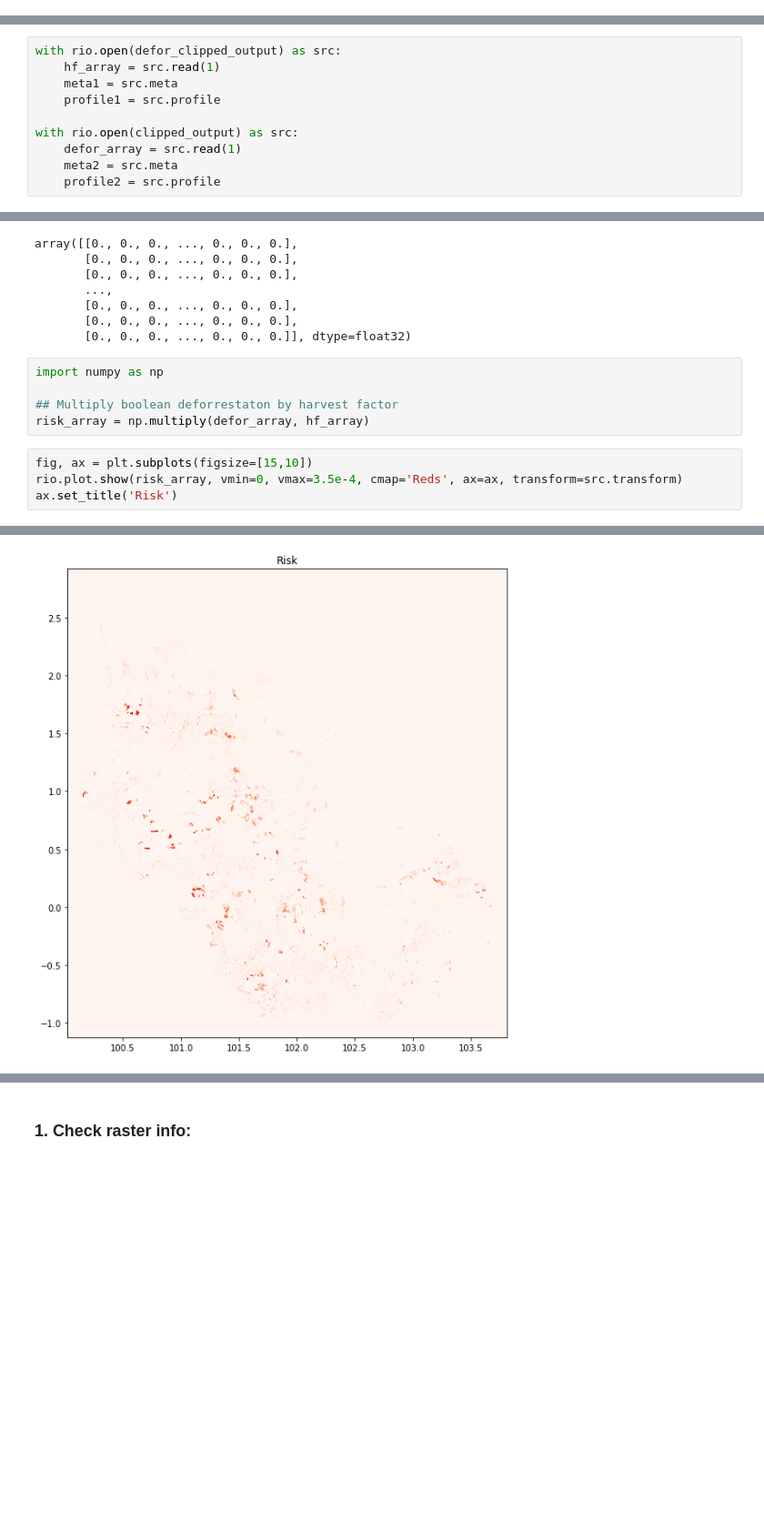
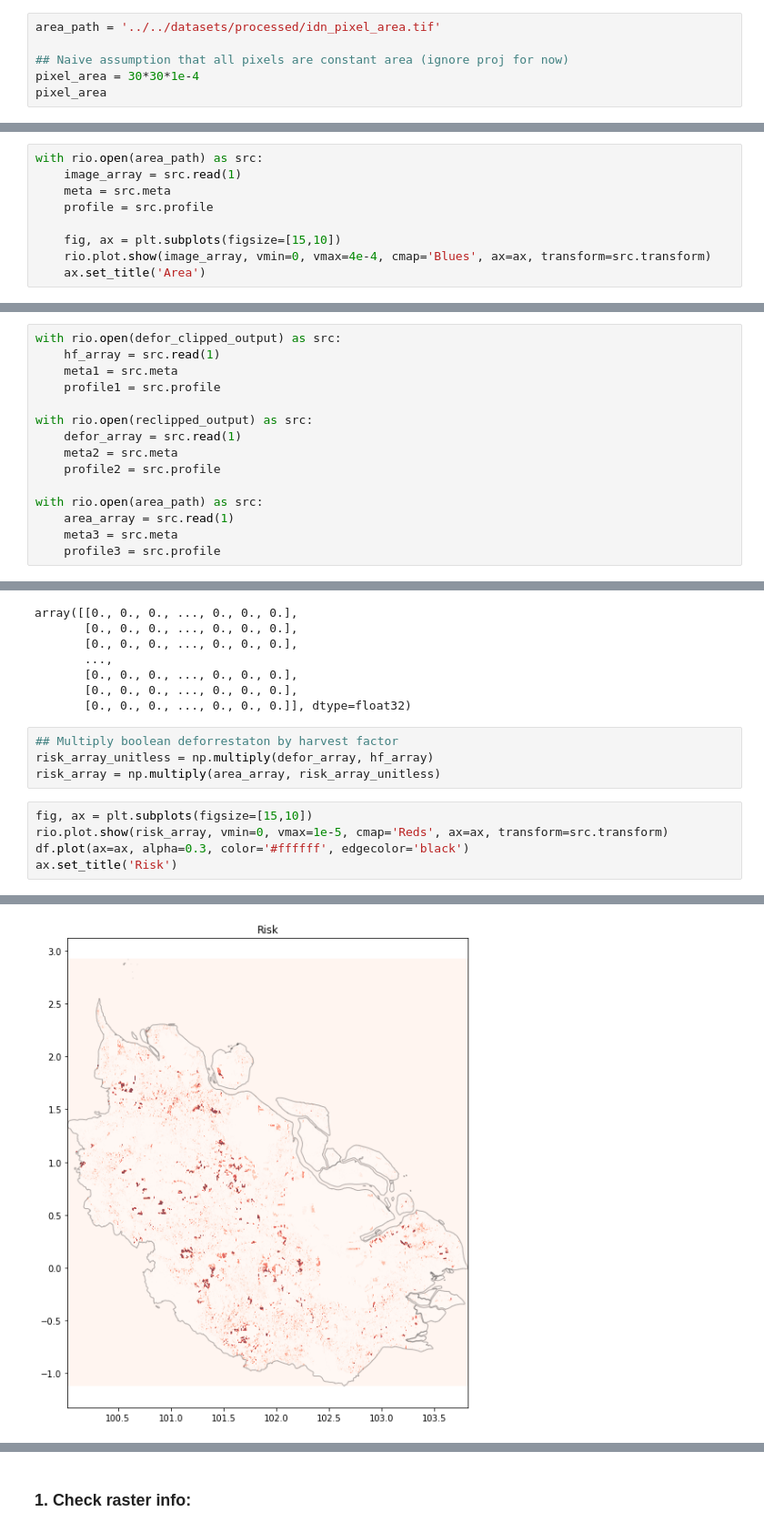
Before and after one commit to Vizzuality/landgriffon, a Jupyter notebook: data/notebooks/Lab/3_deforestation_risk.ipynb, the cells around one changed output, grey strips where cells are left out. Shown at 91% size. Drawn from its saved outputs; the diff is of its cells as text; blank space fills up the shorter version.

```diff
--- a/data/notebooks/Lab/3_deforestation_risk.ipynb
+++ b/data/notebooks/Lab/3_deforestation_risk.ipynb
@@ -411,0 +477,6 @@ ERROR 1: PROJ: proj_create_from_database: Cannot find proj.db
+# %%
+area_path = '../../datasets/processed/idn_pixel_area.tif'
+
+## Naive assumption that all pixels are constant area (ignore proj for now)
+pixel_area = 30*30*1e-4
+pixel_area
@@ -411,0 +491,9 @@ ERROR 1: PROJ: proj_create_from_database: Cannot find proj.db
+# %%
+with rio.open(area_path) as src:
+    image_array = src.read(1)
+    meta = src.meta
+    profile = src.profile
+
+    fig, ax = plt.subplots(figsize=[15,10])
+    rio.plot.show(image_array, vmin=0, vmax=4e-4, cmap='Blues', ax=ax, transform=src.transform)
+    ax.set_title('Area')
@@ -415,10 +505,15 @@ with rio.open(defor_clipped_output) as src:
     meta1 = src.meta
     profile1 = src.profile
 
-with rio.open(clipped_output) as src:
+with rio.open(reclipped_output) as src:
     defor_array = src.read(1)
     meta2 = src.meta
     profile2 = src.profile
+
+with rio.open(area_path) as src:
+    area_array = src.read(1)
+    meta3 = src.meta
+    profile3 = src.profile
 # %%
 defor_array[np.isnan(defor_array)] = 0
 defor_array
@@ -442,14 +537,14 @@ array([[0., 0., 0., ..., 0., 0., 0.],
        [0., 0., 0., ..., 0., 0., 0.],
        [0., 0., 0., ..., 0., 0., 0.]], dtype=float32)
 # %%
-import numpy as np
-
 ## Multiply boolean deforrestaton by harvest factor
-risk_array = np.multiply(defor_array, hf_array)
+risk_array_unitless = np.multiply(defor_array, hf_array)
+risk_array = np.multiply(area_array, risk_array_unitless)
 # %%
 fig, ax = plt.subplots(figsize=[15,10])
-rio.plot.show(risk_array, vmin=0, vmax=3.5e-4, cmap='Reds', ax=ax, transform=src.transform)
+rio.plot.show(risk_array, vmin=0, vmax=1e-5, cmap='Reds', ax=ax, transform=src.transform)
+df.plot(ax=ax, alpha=0.3, color='#ffffff', edgecolor='black')
 ax.set_title('Risk')
 # %% [output]
 Text(0.5, 1.0, 'Risk')
-[figure, old version]
+[figure, new version]
```
Also changed, not shown: parts of 32 cells of this notebook, 1 other file.
